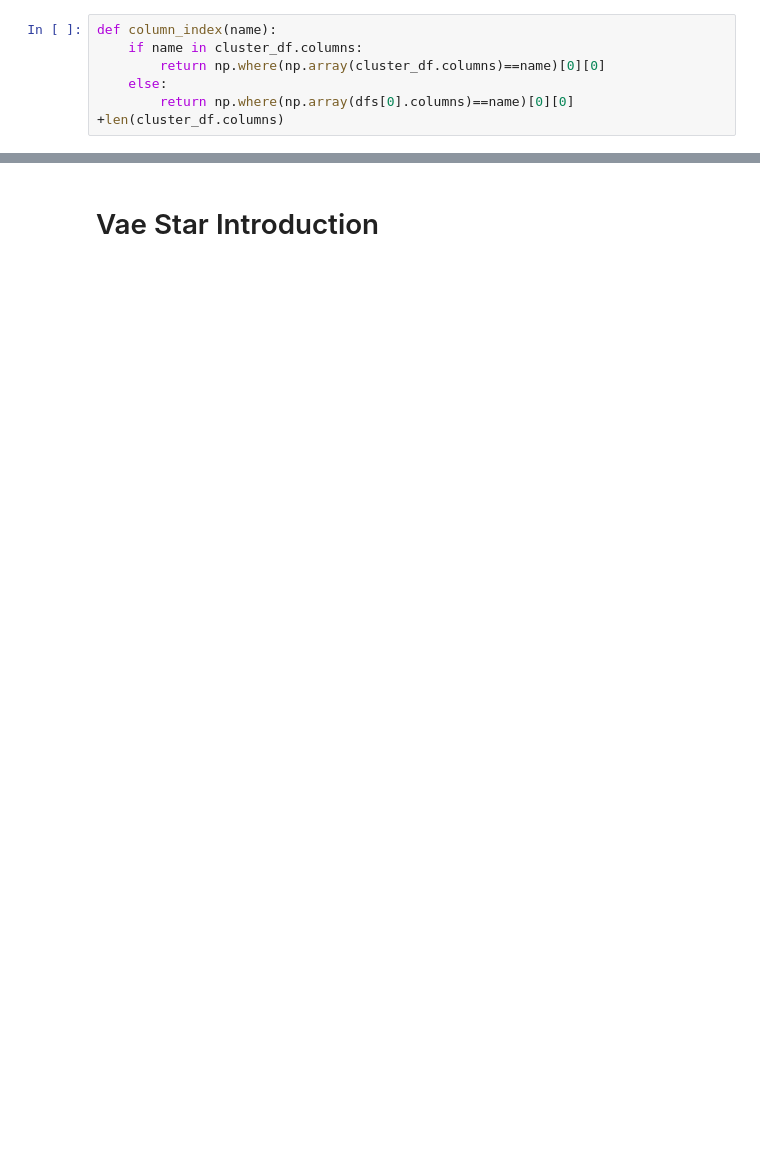
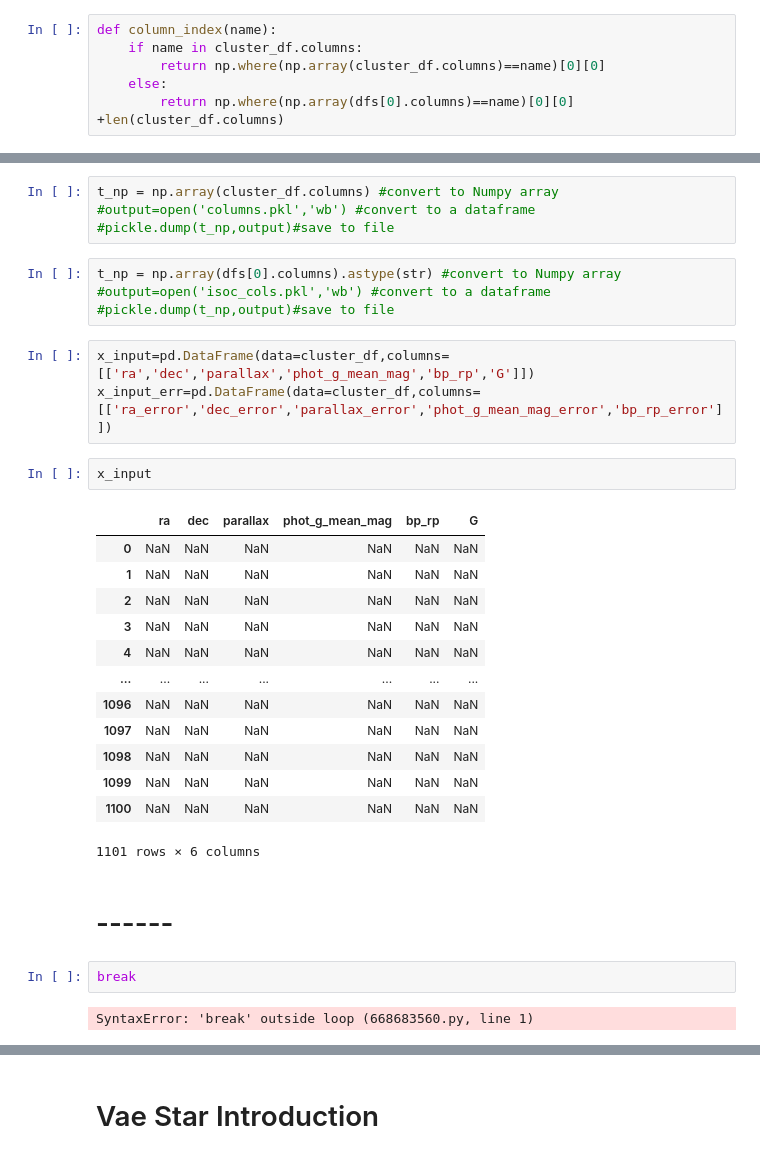
Before and after one commit to ocallam6/VaeStar, a Jupyter notebook: data_prep.ipynb, the cells around one changed output, grey strips where cells are left out. Drawn from its saved outputs; the diff is of its cells as text; blank space fills up the shorter version.

```diff
--- a/data_prep.ipynb
+++ b/data_prep.ipynb
@@ -370,0 +297,33 @@ plt.hist(tens)
+# %%
+t_np = np.array(cluster_df.columns) #convert to Numpy array
+#output=open('columns.pkl','wb') #convert to a dataframe
+#pickle.dump(t_np,output)#save to file
+# %%
+t_np = np.array(dfs[0].columns).astype(str) #convert to Numpy array
+#output=open('isoc_cols.pkl','wb') #convert to a dataframe
+#pickle.dump(t_np,output)#save to file
+# %%
+x_input=pd.DataFrame(data=cluster_df,columns=[['ra','dec','parallax','phot_g_mean_mag','bp_rp','G']])
+x_input_err=pd.DataFrame(data=cluster_df,columns=[['ra_error','dec_error','parallax_error','phot_g_mean_mag_error','bp_rp_error']])
+# %%
+x_input
+# %% [output]
+|  | ra | dec | parallax | phot_g_mean_mag | bp_rp | G |
+| 0 | NaN | NaN | NaN | NaN | NaN | NaN |
+| 1 | NaN | NaN | NaN | NaN | NaN | NaN |
+| 2 | NaN | NaN | NaN | NaN | NaN | NaN |
+| 3 | NaN | NaN | NaN | NaN | NaN | NaN |
+| 4 | NaN | NaN | NaN | NaN | NaN | NaN |
+| ... | ... | ... | ... | ... | ... | ... |
+| 1096 | NaN | NaN | NaN | NaN | NaN | NaN |
+| 1097 | NaN | NaN | NaN | NaN | NaN | NaN |
+| 1098 | NaN | NaN | NaN | NaN | NaN | NaN |
+| 1099 | NaN | NaN | NaN | NaN | NaN | NaN |
+| 1100 | NaN | NaN | NaN | NaN | NaN | NaN |
+1101 rows × 6 columns
+# %% [markdown]
+# ------
+# %%
+break
+# %% [output]
+SyntaxError: 'break' outside loop (668683560.py, line 1)
```
Also changed, not shown: parts of 82 cells of this notebook, 3 other files.
